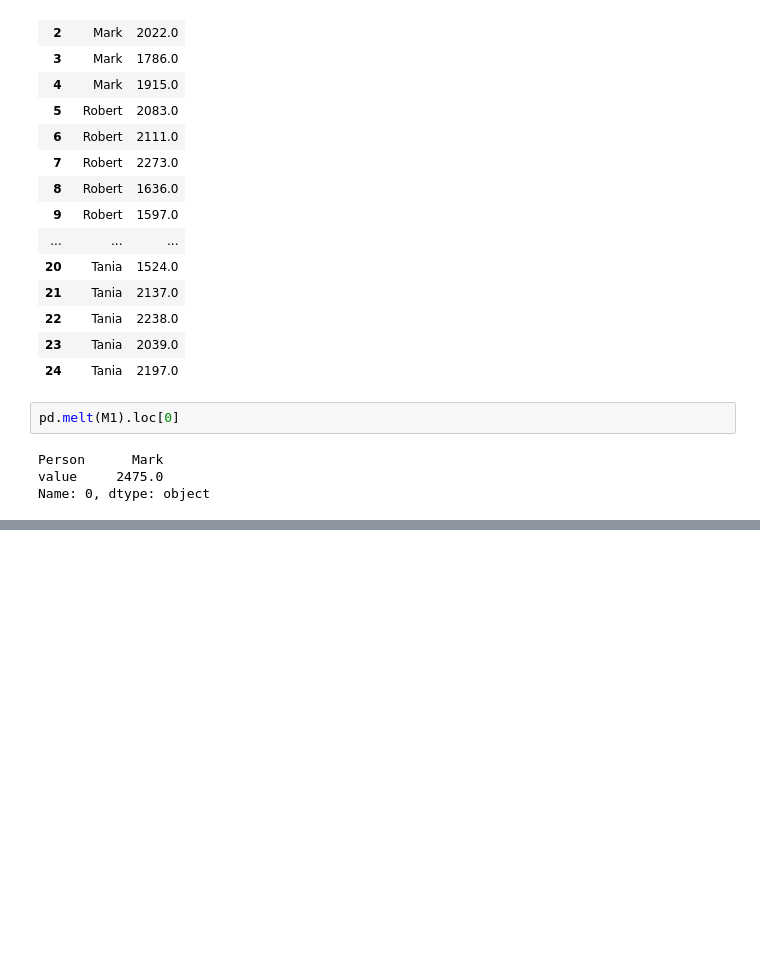
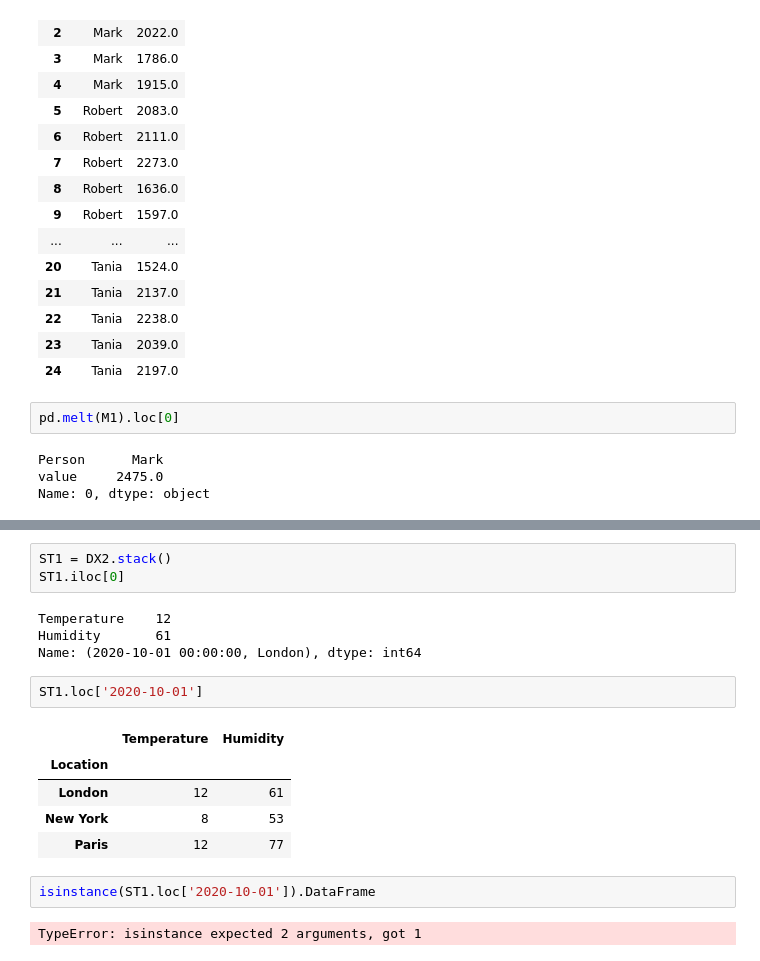
Before and after one commit to tkarshi/DataAnalytics-ADP, a Jupyter notebook: Untitled.ipynb, the cells around one changed output, grey strips where cells are left out. Cells and saved outputs as stored; diff of their text form; blank space fills up the shorter version.

```diff
--- a/Untitled.ipynb
+++ b/Untitled.ipynb
@@ -134,0 +209,19 @@ Name: 0, dtype: object
+# %%
+ST1 = DX2.stack()
+ST1.iloc[0]
+# %% [output]
+Temperature    12
+Humidity       61
+Name: (2020-10-01 00:00:00, London), dtype: int64
+# %%
+ST1.loc['2020-10-01']
+# %% [output]
+|  | Temperature | Humidity |
+| Location |  |  |
+| London | 12 | 61 |
+| New York | 8 | 53 |
+| Paris | 12 | 77 |
+# %%
+isinstance(ST1.loc['2020-10-01']).DataFrame
+# %% [output]
+TypeError: isinstance expected 2 arguments, got 1
```
Also changed, not shown: parts of 7 cells of this notebook.
